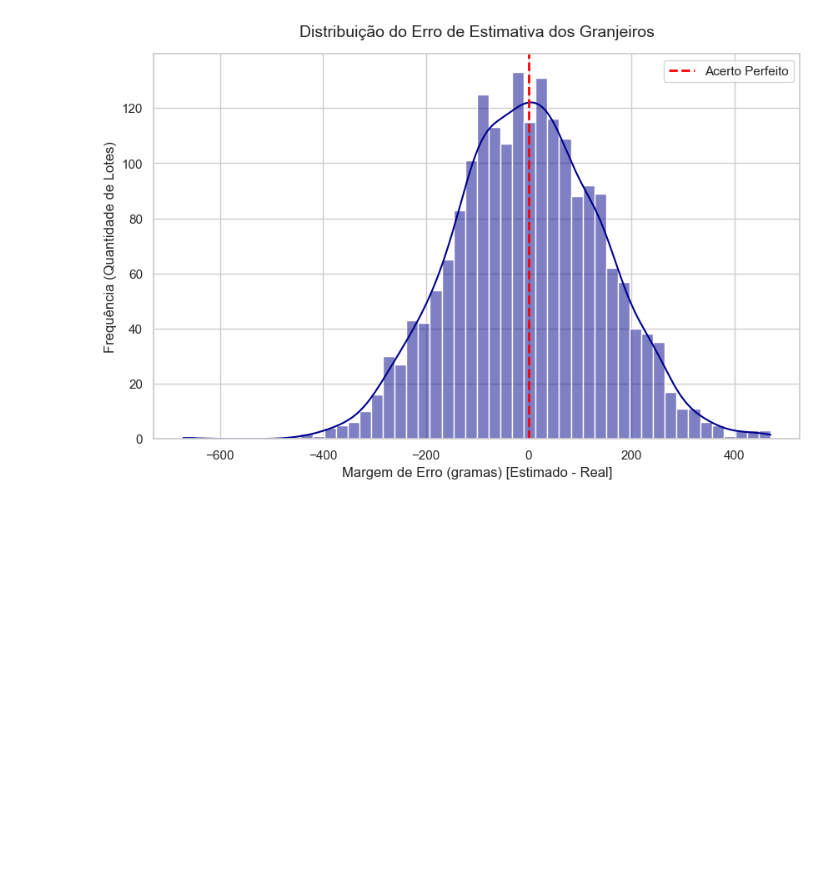
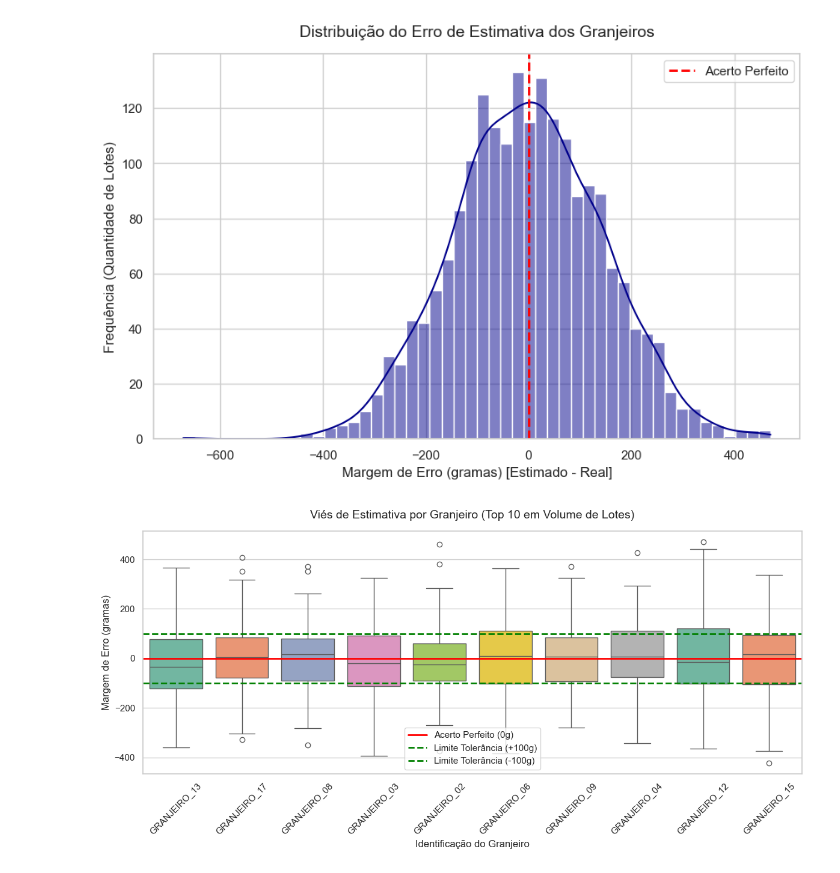
Before and after one commit to arleujr/poultry-weight-prediction, a Jupyter notebook: notebooks/01_exploratory_data_analysis.ipynb, the cells around one changed output. Saved outputs shown, nothing was run; the diff lists cells and outputs as text; code cells hidden in the pictures; blank space fills up the shorter version.

```diff
--- a/notebooks/01_exploratory_data_analysis.ipynb
+++ b/notebooks/01_exploratory_data_analysis.ipynb
@@ -48,11 +48,7 @@ conn.close()
 Conectando ao DuckDB...
 [figure]
 # %%
-# CÉLULA INDEPENDENTE PARA O BOXPLOT DE VIÉS INDIVIDUAL
-import duckdb
-import pandas as pd
-import matplotlib.pyplot as plt
-import seaborn as sns# Independent cell for farmer bias boxplot
+# Independent cell for farmer bias boxplot
 import duckdb
 import pandas as pd
 import matplotlib.pyplot as plt
@@ -70,67 +66,33 @@ conn.close()  # Always close connection
 # Plot boxplot of estimation bias
 plt.figure(figsize=(12, 6))
 
 # Select top 10 farmers by batch volume
 top_farmers = df_error['farmer_id'].value_counts().nlargest(10).index
 df_top_farmers = df_error[df_error['farmer_id'].isin(top_farmers)]
 
 # Create boxplot
 sns.boxplot(
     data=df_top_farmers,
     x='farmer_id',
     y='farmer_error_margin_g',
     hue='farmer_id',
     palette='Set2',
     legend=False
 )
 
 # Reference lines: perfect estimate and tolerance limits
 plt.axhline(y=0, color='red', linestyle='-', linewidth=2, label='Acerto Perfeito (0g)')
 plt.axhline(y=100, color='green', linestyle='--', linewidth=2, label='Limite Tolerância (+100g)')
 plt.axhline(y=-100, color='green', linestyle='--', linewidth=2, label='Limite Tolerância (-100g)')
 
-# Titles and labels in Portuguese
+# Titles and labels
 plt.title("Viés de Estimativa por Granjeiro (Top 10 em Volume de Lotes)", fontsize=14, pad=15)
 plt.xlabel("Identificação do Granjeiro", fontsize=12)
 plt.ylabel("Margem de Erro (gramas)", fontsize=12)
 plt.xticks(rotation=45)
 plt.legend()
 plt.tight_layout()
 
 plt.show()
-
-
-# Configuração visual
-sns.set_theme(style="whitegrid")
-
-# 1. Conectar e Buscar Dados
-conn = duckdb.connect("../data/processed/warehouse.duckdb")
-query = """SELECT farmer_id, farmer_error_margin_g FROM fct_slaughter_batches"""
-df_error = conn.execute(query).df()
-conn.close() # Sempre feche a conexão
-
-# 2. Analisar o viés específico por Granjeiro (Boxplot)
-plt.figure(figsize=(12, 6))
-
-# Selecionar top 10 em volume
-top_farmers = df_error['farmer_id'].value_counts().nlargest(10).index
-df_top_farmers = df_error[df_error['farmer_id'].isin(top_farmers)]
-
-# Criando o Boxplot
-# (Utilizando a nomenclatura correta dos dados sintéticos: farmer_id e farmer_error_margin_g)
-sns.boxplot(data=df_top_farmers, x='farmer_id', y='farmer_error_margin_g', hue='farmer_id', palette='Set2', legend=False)
-
-# Desenhando as linhas de meta da empresa (conforme image_2.png)
-plt.axhline(y=0, color='red', linestyle='-', linewidth=2, label='Acerto Perfeito (0g)')
-plt.axhline(y=100, color='green', linestyle='--', linewidth=2, label='Limite Tolerância (+100g)')
-plt.axhline(y=-100, color='green', linestyle='--', linewidth=2, label='Limite Tolerância (-100g)')
-
-# Ajustando Títulos e Rótulos (conforme image_2.png)
-plt.title("Viés de Estimativa por Granjeiro (Top 10 em Volume de Lotes)", fontsize=14, pad=15)
-plt.xlabel("Identificação do Granjeiro", fontsize=12)
-plt.ylabel("Margem de Erro (gramas)", fontsize=12)
-plt.xticks(rotation=45)
-plt.legend()
-plt.tight_layout()
-
-plt.show()
+# %% [output]
+[figure, added]
```
Also changed, not shown: parts of 1 cell of this notebook.
